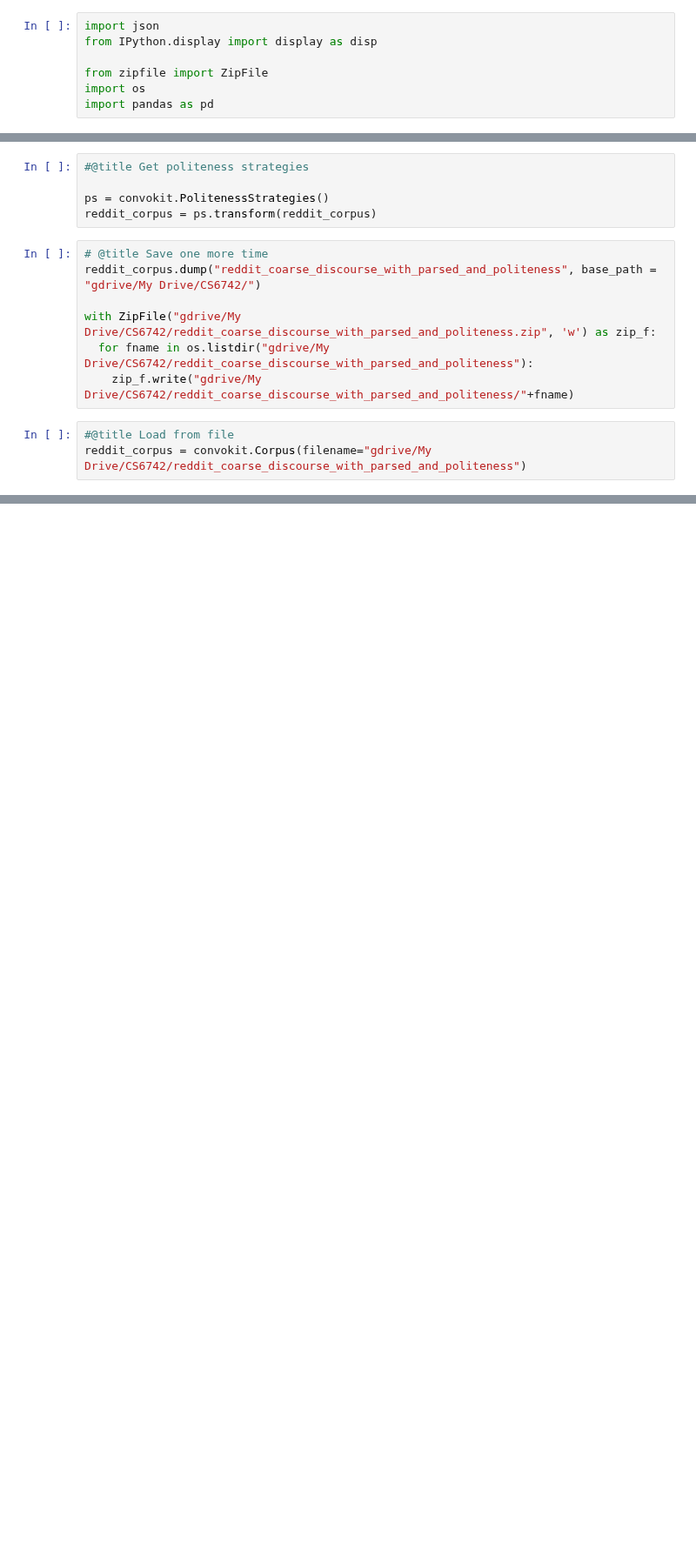
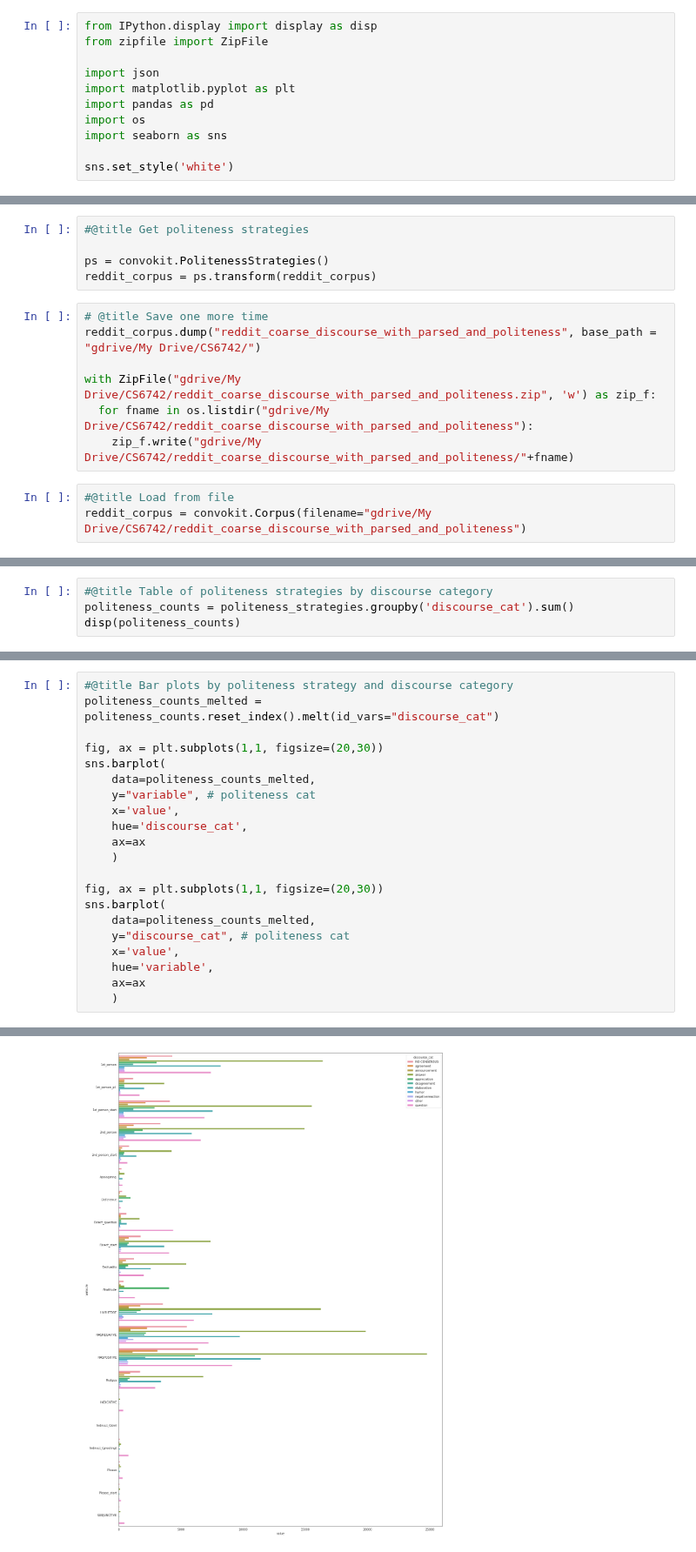
Before and after one commit to rjz46/Cornell-Conversational-Analysis-Toolkit, a Jupyter notebook: datasets/reddit_coarse_discourse/Corpus_conversion.ipynb, the cells around one changed output, grey strips where cells are left out. Shown at 87% size. Cells and saved outputs as stored; diff of their text form; blank space fills up the shorter version.

```diff
--- a/datasets/reddit_coarse_discourse/Corpus_conversion.ipynb
+++ b/datasets/reddit_coarse_discourse/Corpus_conversion.ipynb
@@ -38,12 +38,16 @@ Enter your authorization code:
 ··········
 Mounted at /content/gdrive
 # %%
+from IPython.display import display as disp
+from zipfile import ZipFile
+
 import json
-from IPython.display import display as disp
+import matplotlib.pyplot as plt
+import pandas as pd
+import os
+import seaborn as sns
 
-from zipfile import ZipFile
-import os
-import pandas as pd
+sns.set_style('white')
 # %% [markdown]
 #Users: initialization
 # %%
@@ -456,0 +465,4 @@ politeness_strategies.head(10)
+# %%
+#@title Table of politeness strategies by discourse category
+politeness_counts = politeness_strategies.groupby('discourse_cat').sum()
+disp(politeness_counts)
@@ -456,0 +483,22 @@ politeness_strategies.head(10)
+# %%
+#@title Bar plots by politeness strategy and discourse category
+politeness_counts_melted = politeness_counts.reset_index().melt(id_vars="discourse_cat")
+
+fig, ax = plt.subplots(1,1, figsize=(20,30))
+sns.barplot(
+    data=politeness_counts_melted,
+    y="variable", # politeness cat
+    x='value',
+    hue='discourse_cat',
+    ax=ax
+    )
+
+fig, ax = plt.subplots(1,1, figsize=(20,30))
+sns.barplot(
+    data=politeness_counts_melted,
+    y="discourse_cat", # politeness cat
+    x='value',
+    hue='variable',
+    ax=ax
+    )
+# %% [output]
@@ -456,0 +506 @@ politeness_strategies.head(10)
+[figure, added]
```
Also changed, not shown: parts of 4 cells of this notebook.
